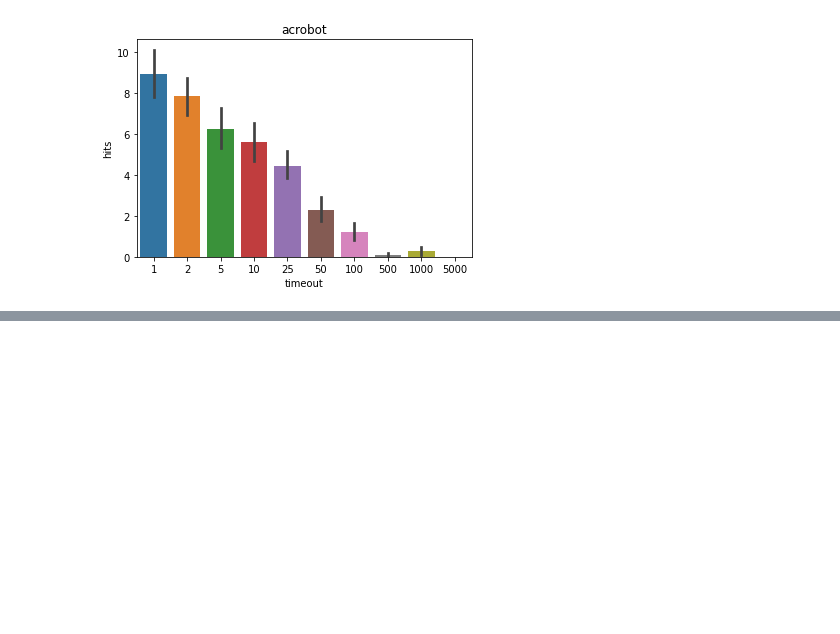
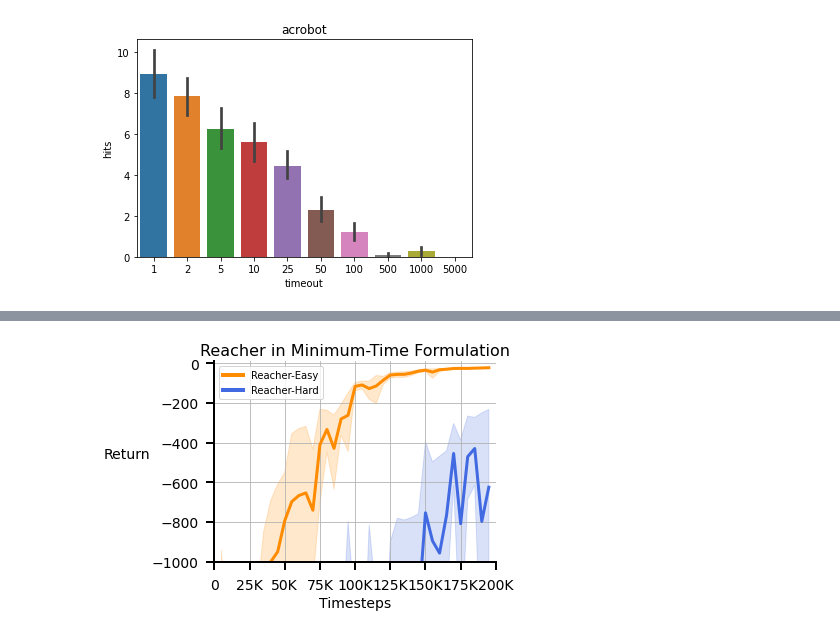
Before and after one commit to gauthamvasan/rl_suite, a Jupyter notebook: rl_suite/plot/paper_plot.ipynb, the cells around one changed output, grey strips where cells are left out. Saved outputs shown, nothing was run; the diff lists cells and outputs as text; code cells hidden in the pictures; blank space fills up the shorter version.

```diff
--- a/rl_suite/plot/paper_plot.ipynb
+++ b/rl_suite/plot/paper_plot.ipynb
@@ -210,0 +227,27 @@ plt.close()
+# %%
+# Plot returns from numpy txt files with returns and episode lengths
+
+envs = ["dm_reacher_easy", "dm_reacher_hard"]
+color_palette = {
+    "dm_reacher_easy": "darkorange",
+    "dm_reacher_hard": "royalblue",
+}
+timeouts = [1000]
+seed = 10
+df = pd.DataFrame(columns=["step", "avg_ret", "seed", "timeout"])
+
+for env in envs:
+    for timeout in timeouts:
+        all_paths = glob.glob(f"/home/vasan/scratch/min_time_paper/{env}/timeout={timeout}/returns/*_returns.txt")
+        assert len(all_paths) > 0
+        counter = 0
+        for fp in all_paths:
+            counter += 1
+            data = np.loadtxt(fp)
+            print(sum(data[0]), sum(data[1]), env)
+            try:
+                rets, timesteps = smoothed_curve(data[1], data[0], x_tick=5000, window_len=5000)
+                for r, t in zip(rets, timesteps):
+                    df = pd.concat([df, pd.DataFrame.from_records([{'env': env, 'timeout': timeout, 'seed':counter, 'step':t, 'avg_ret':r}])])
+            except IndexError as e:
+                print(f"Run {fp} incomplete. It was not added to the plot")
@@ -211 +272,19 @@ plt.close()
+# %%
+plt_formatter()
+plt.xlim(0, 200000)
+plt.ylim(-1000, 10)
+
+sns.lineplot(x="step", y='avg_ret', data=df, hue='env', palette=color_palette)
+title = "Reacher in Minimum-Time Formulation"
+set_labels(title)
+
+
+legend_elements = [Line2D([0], [0], color='darkorange', lw=4, label='Reacher-Easy'),
+                   Line2D([0], [0], color='royalblue', lw=4, label='Reacher-Hard'),]
+plt.legend(handles=legend_elements, loc='best')
+plt.savefig(title+'.pdf', dpi=200)
+plt.show()
+plt.close()
+# %% [output]
+[figure, added]
 # %%
```
Also changed, not shown: parts of 7 cells of this notebook.
